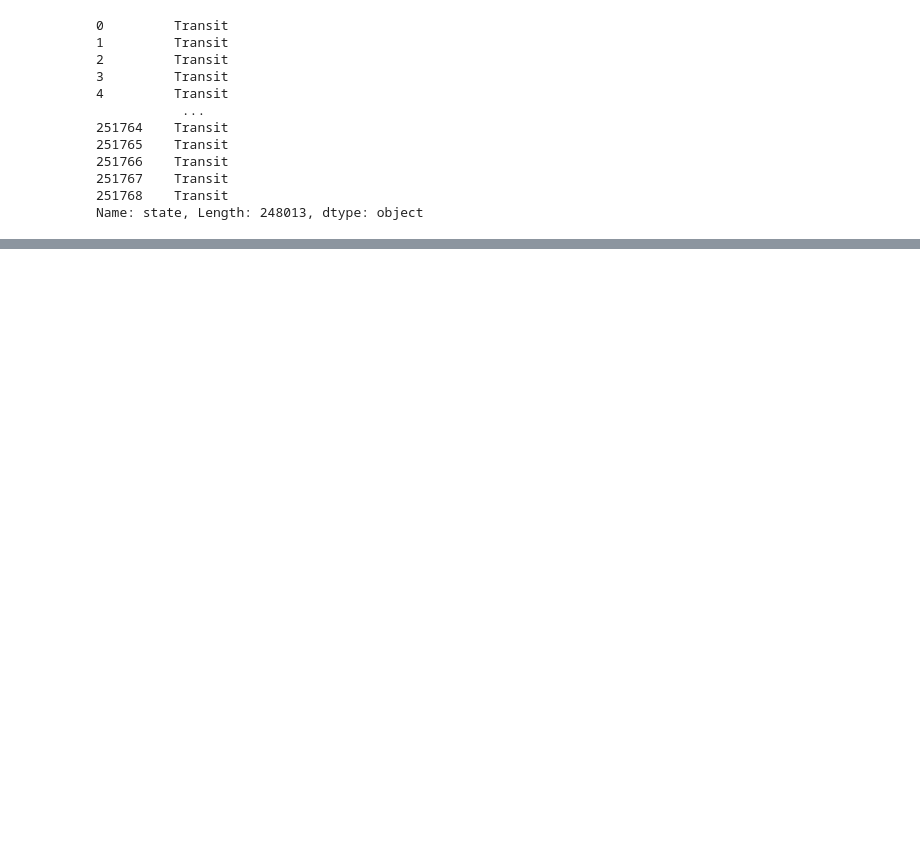
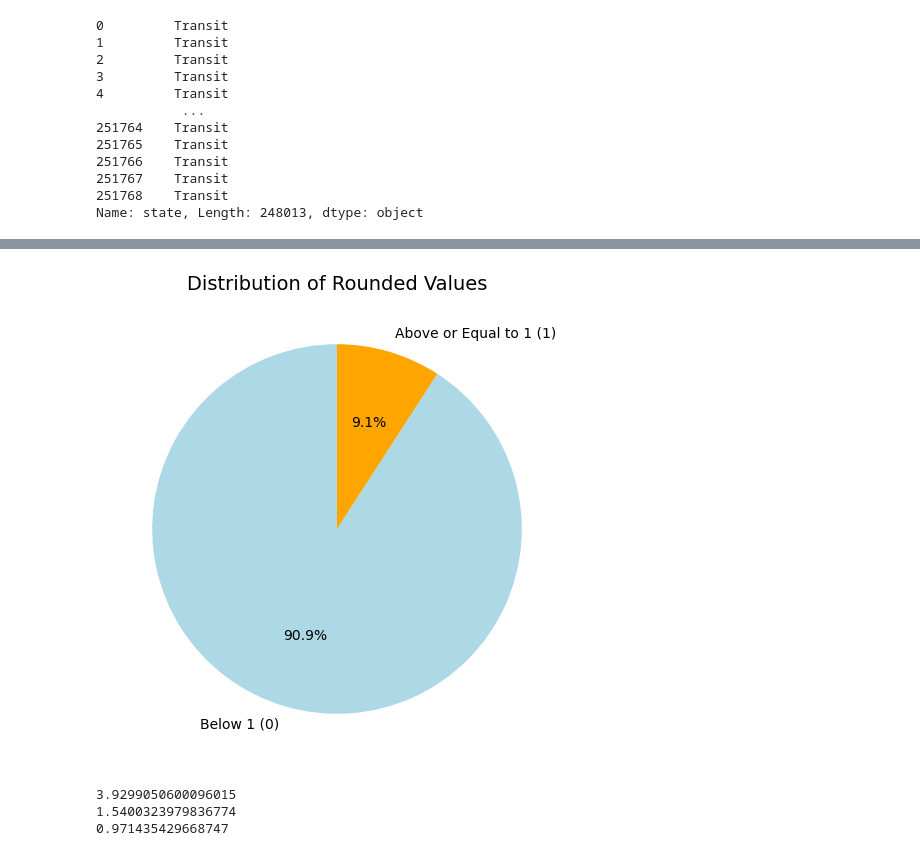
Before and after one commit to stupidbutsmart/pookies, a Jupyter notebook: data_clean.ipynb, the cells around one changed output, grey strips where cells are left out. Drawn from its saved outputs; the diff is of its cells as text; code cells hidden in the pictures; blank space fills up the shorter version.

```diff
--- a/data_clean.ipynb
+++ b/data_clean.ipynb
@@ -182,0 +183,9 @@ Name: state, Length: 248013, dtype: object
+# %%
+# Calculating ef
+ais_dataset['ef_me'] = ais_dataset['sfc_me'] * 0.867 * 3.667
+ais_dataset['ef_ae'] = ais_dataset['sfc_ae'] * 0.867 * 3.667
+ais_dataset['ef_ab'] = ais_dataset['sfc_ab'] * 0.867 * 3.667
+# %%
+# Calculating Max Speed
+result = pd.merge(distance_dataset , ais_dataset[['imo' , 'vref']] , how='inner' , on='imo')
+result.drop_duplicates()
@@ -182,0 +206,30 @@ Name: state, Length: 248013, dtype: object
+# %%
+result["ratio"] = result["max_speed_kt"] / result["vref"]
+result["rounded"] = result["ratio"].apply(lambda x: 0 if x < 1 else 1)
+
+# Count the number of 0s and 1s
+counts = result["rounded"].value_counts()
+
+# Plot the pie chart
+plt.figure(figsize=(8, 6))
+counts.plot.pie(
+    labels=["Below 1 (0)", "Above or Equal to 1 (1)"],
+    autopct="%1.1f%%",
+    startangle=90,
+    colors=["lightblue", "orange"]
+)
+
+# Add a title
+plt.title("Distribution of Rounded Values", fontsize=14)
+plt.ylabel("")  # Hide the y-axis label
+plt.show()
+# %% [output]
+[figure, added]
+# %%
+print(np.average(port_call_dataset['SG Anchor']))
+print(np.average(port_call_dataset['Prev Anchor']))
+print(np.average(port_call_dataset['Next Anchor'].notnull()))
+# %% [output]
+3.9299050600096015
+1.5400323979836774
+0.971435429668747
```
Also changed, not shown: parts of 6 cells of this notebook.
